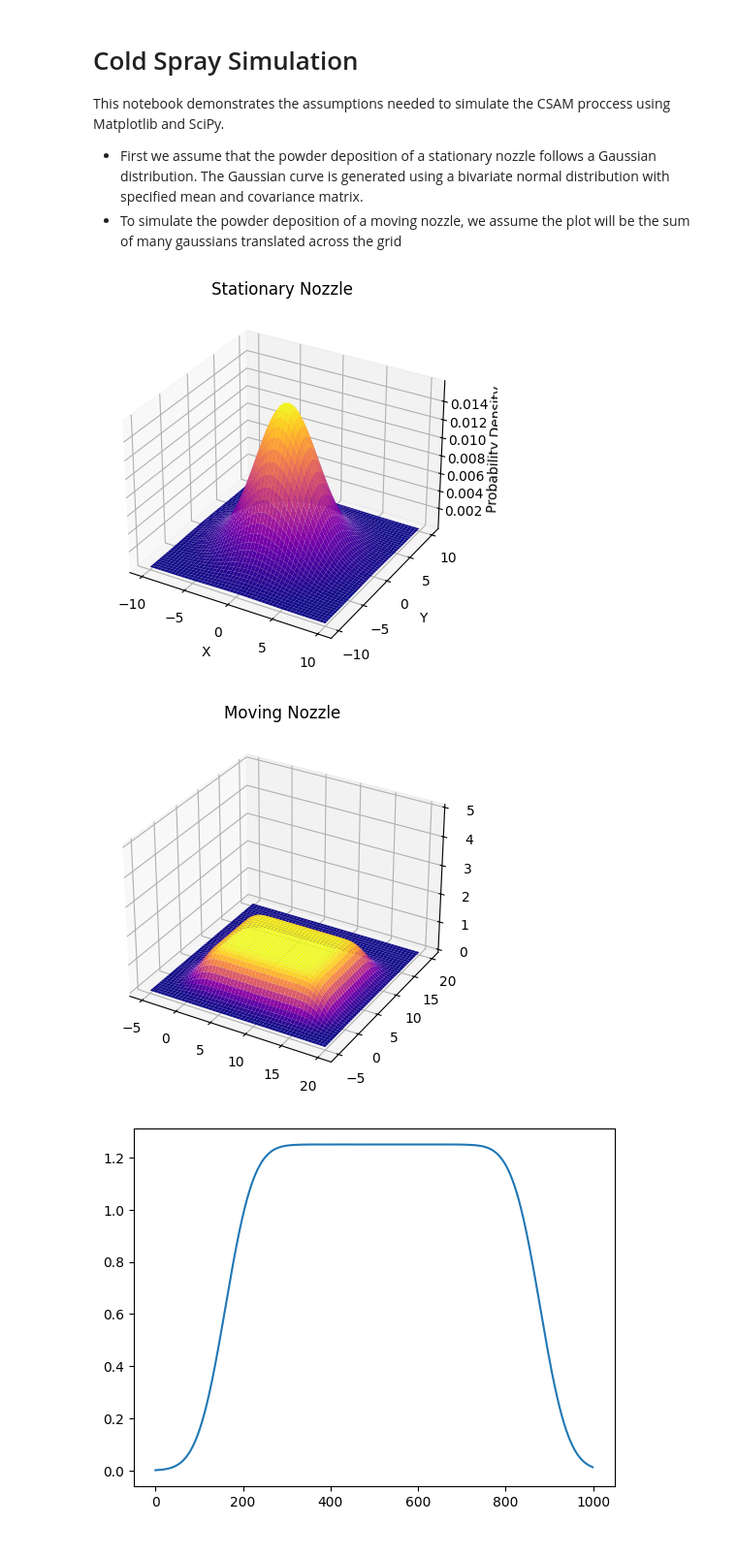
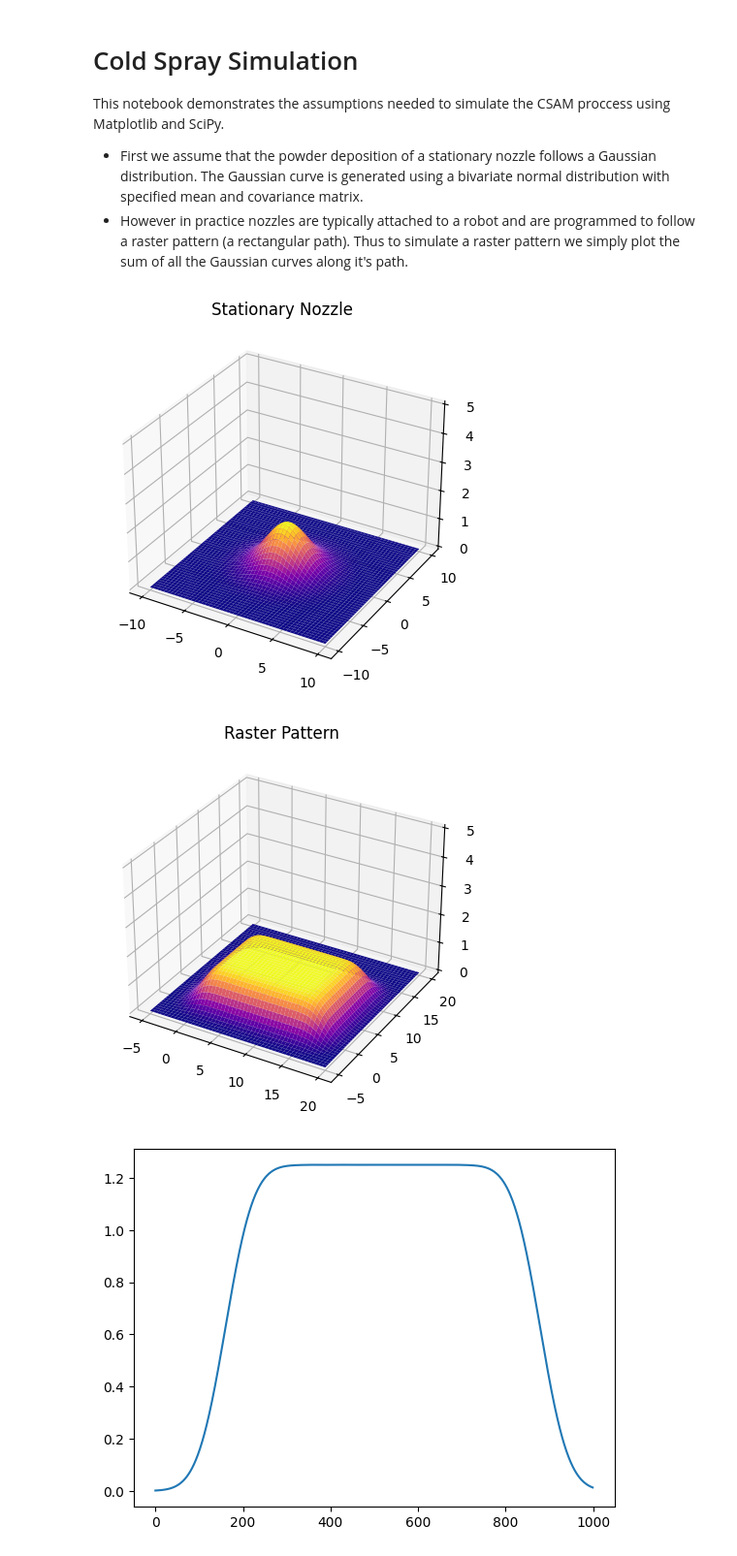
Before and after one commit to ArmandoFerraj/Cold-Spray-Simulation, a Jupyter notebook: CS_simulation.ipynb, the cells around one changed output. Shown: that part at 97% size. Cells and saved outputs as stored; diff of their text form; code cells hidden in the pictures.

```diff
--- a/CS_simulation.ipynb
+++ b/CS_simulation.ipynb
@@ -6,7 +6,7 @@ This notebook demonstrates the assumptions needed to simulate the CSAM proccess
 
 
 - First we assume that the powder deposition of a stationary nozzle follows a Gaussian distribution. The Gaussian curve is generated using a bivariate normal distribution with specified mean and covariance matrix.
-- To simulate the powder deposition of a moving nozzle, we assume the plot will be the sum of many gaussians translated across the grid
+- However in practice nozzles are typically attached to a robot and are programmed to follow a raster pattern (a rectangular path). Thus to simulate a raster pattern we simply plot the sum of all the Gaussian curves along it's path.
 # %%
 import numpy as np
 import matplotlib.pyplot as plt
@@ -14,36 +14,30 @@ from scipy.stats import multivariate_normal
 # %%
 # Define the grid of x and y values
 x = np.linspace(-10, 10, 200)
 y = np.linspace(-10, 10, 200)
 X, Y = np.meshgrid(x, y)
 points = np.dstack((X, Y))
 
 # Define the mean and covariance matrix
 mean = [0, 0]
-scale = 1
-sigma = 10
+scale = 50
+sigma = 5
 covariance_matrix = [[sigma, 0], [0, sigma]]
 
 # Create the Gaussian distribution
 bivariate_gauss = multivariate_normal(mean=mean, cov=covariance_matrix)
 Z = bivariate_gauss.pdf(points)*scale
 
 # Plot the Gaussian curve
 fig = plt.figure()
 ax = fig.add_subplot(projection='3d')
 ax.plot_surface(X, Y, Z, cmap='plasma')
+ax.set_zlim(0, 5)
 ax.set_title('Stationary Nozzle')
-ax.set_xlabel('X')
-ax.set_ylabel('Y')
-ax.set_zlabel('Probability Density')
 plt.show()
 # %% [output]
-[figure, old version]
+[figure, new version]
 # %%
-import numpy as np
-import matplotlib.pyplot as plt
-from scipy.stats import multivariate_normal
-
 # Define grid of x and y values
 x = np.linspace(-5, 20, 1000)
 y = np.linspace(-5, 20, 1000)
@@ -71,10 +65,10 @@ fig = plt.figure()
 ax = fig.add_subplot(projection='3d')
 ax.plot_surface(X, Y, cs_deposit, cmap='plasma')
 ax.set_zlim(0, 5)
-ax.set_title('Moving Nozzle')
+ax.set_title('Raster Pattern')
 plt.show()
 # %% [output]
-[figure, old version]
+[figure, new version]
 # %%
 angle_of_repose = cs_deposit[500,:] #horizontal cross section
 
```
